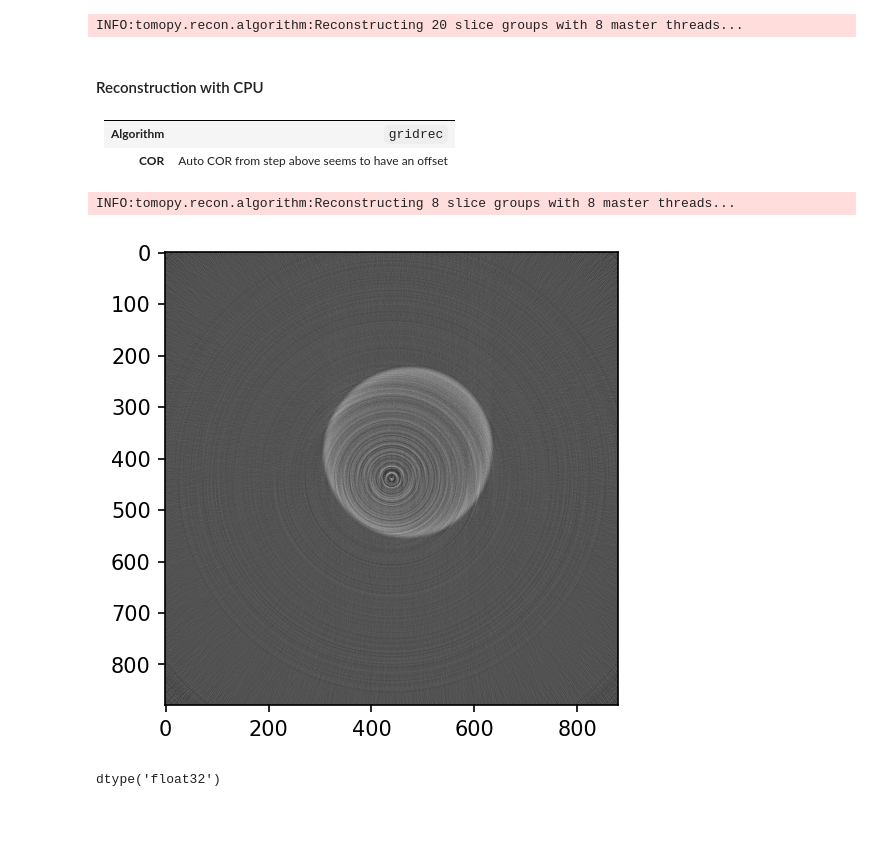
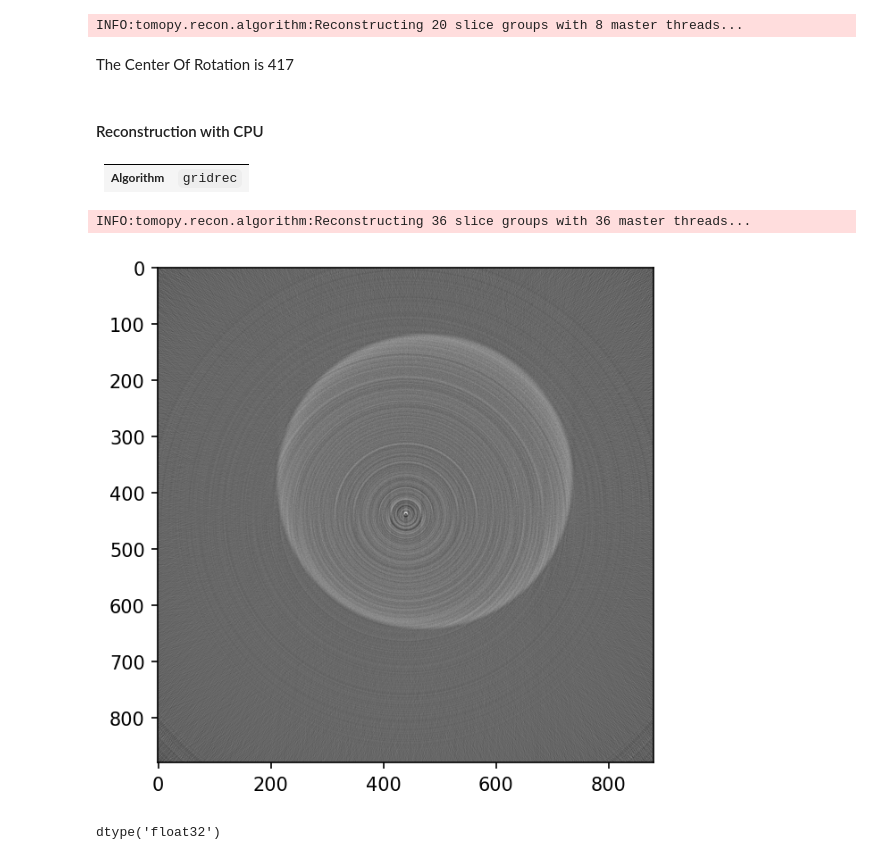
Before and after one commit to SESAME-Synchrotron/BEATS_recon, a Jupyter notebook: examples/BEATS_KBLT_tomopy_recon_test_02.ipynb, the cells around one changed output. Saved outputs shown, nothing was run; the diff lists cells and outputs as text; code cells hidden in the pictures; blank space fills up the shorter version.

Commit message:
astra GPU recon tested

```diff
--- a/examples/BEATS_KBLT_tomopy_recon_test_02.ipynb
+++ b/examples/BEATS_KBLT_tomopy_recon_test_02.ipynb
@@ -46,9 +41,9 @@ path_recon = "/mnt/hdf/recon/kblt_test_spring_01/"
 # %%
-# thk_debian
-h5file = "/media/gianthk/BEATS_iori1/BEATS/Data/kblt/roman_glass/kblt_test_roman_glass-20221101T141550/kblt_test_roman_glass-20221101T141550.h5"
-h5file_darks = "/media/gianthk/BEATS_iori1/BEATS/Data/kblt/roman_glass/kblt_test_roman_glass_darks-20221101T142228/kblt_test_roman_glass_darks-20221101T142228.h5"
-h5file_flats = "/media/gianthk/BEATS_iori1/BEATS/Data/kblt/roman_glass/kblt_test_roman_glass_flats-20221101T142132/kblt_test_roman_glass_flats-20221101T142132.h5"
-path_recon = "/home/gianthk/Data/BEATS/kblt/roman_glass/recon/"
+# BL-BEATS-WS01
+h5file = "/home/beats/Data/kblt/roman_glass/kblt_test_roman_glass-20221101T141550/kblt_test_roman_glass-20221101T141550.h5"
+h5file_darks = "/home/beats/Data/kblt/roman_glass/kblt_test_roman_glass_darks-20221101T142228/kblt_test_roman_glass_darks-20221101T142228.h5"
+h5file_flats = "/home/beats/Data/kblt/roman_glass/kblt_test_roman_glass_flats-20221101T142132/kblt_test_roman_glass_flats-20221101T142132.h5"
+path_recon = "/home/beats/Data/kblt/roman_glass/recon/"
 # %% [markdown]
 #### Read HDF5 data
 - The `.read_aps_32id()` method of DXchange can read TOMCAT .h5 data
@@ -176,21 +167,22 @@ path_test = "/home/gianthk/Data/BEATS/kblt/roman_glass/test/"
 tomopy.write_center(projs_corr, theta, path_test, [410, 430, 1])
 # %% [output]
 INFO:tomopy.recon.algorithm:Reconstructing 20 slice groups with 8 master threads...
+# %% [markdown]
+The Center Of Rotation is 417
 # %% [markdown]
 #### Reconstruction with CPU
 |  |  |
 | :--- | :--- |
 | **Algorithm**      | `gridrec` |
-| **COR**   | Auto COR from step above seems to have an offset |
 # %%
 recon = tomopy.recon(projs_corr, theta, center=417, algorithm='gridrec', sinogram_order=False)
 # %% [output]
-INFO:tomopy.recon.algorithm:Reconstructing 8 slice groups with 8 master threads...
+INFO:tomopy.recon.algorithm:Reconstructing 36 slice groups with 36 master threads...
 # %%
-plt.imshow(recon[400, :, :], cmap='gray')
+plt.imshow(recon[300, :, :], cmap='gray')
 plt.show()
 # %% [output]
-[figure, old version]
+[figure, new version]
 # %%
 recon.dtype
 # %% [output]
```
Also changed, not shown: parts of 19 cells of this notebook.
